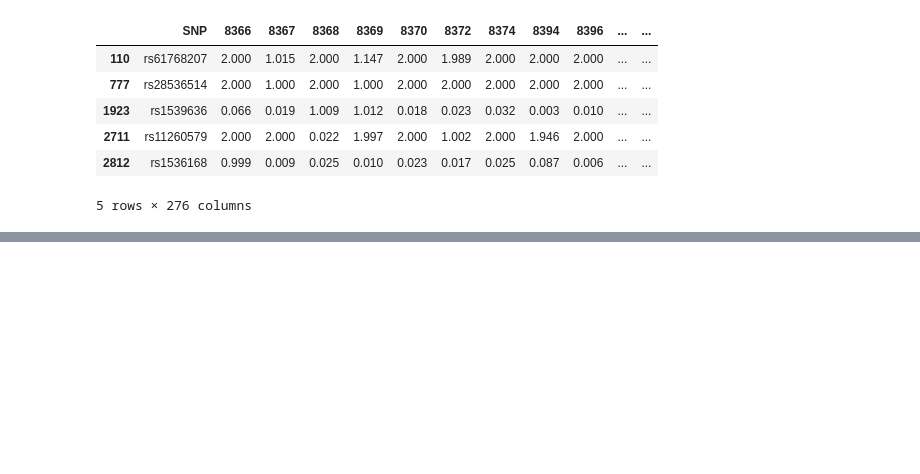
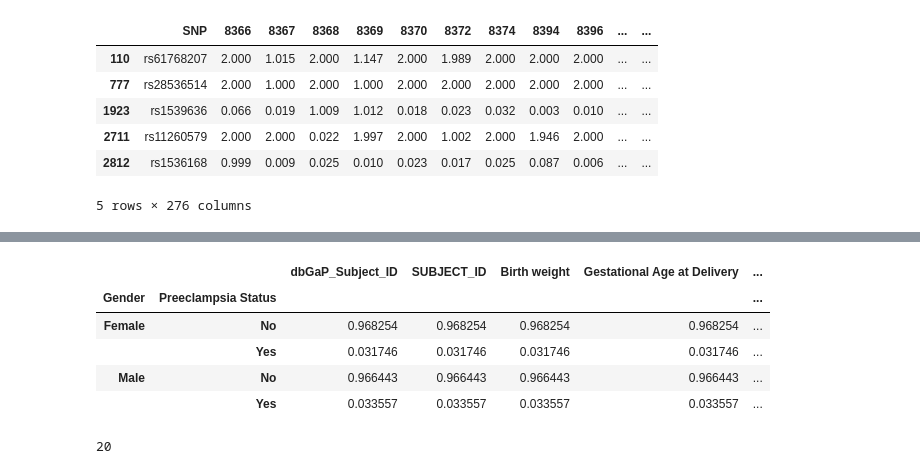
Before and after one commit to wilcas/sex_specific_mQTL, a Jupyter notebook: delahaye_mQTL_analyses/mQTL_exploration_filtering.ipynb, the cells around one changed output, grey strips where cells are left out. Saved outputs shown, nothing was run; the diff lists cells and outputs as text; code cells hidden in the pictures; blank space fills up the shorter version.

```diff
--- a/delahaye_mQTL_analyses/mQTL_exploration_filtering.ipynb
+++ b/delahaye_mQTL_analyses/mQTL_exploration_filtering.ipynb
@@ -631,0 +689,12 @@ sbmqtl_genotypes.head()
+# %%
+additional_meta = pd.read_csv("../../delahaye_QC/placenta_regulatory_landscape/RootStudyConsentSet_phs001717.PlacentalRegulation.v1.p1.c1.HMB-IRB-PUB-COL-MDS/PhenotypeFiles/phs001717.v1.pht008580.v1.p1.c1.Placental_Regulation_Subject_Phenotypes.HMB-IRB-PUB-COL-MDS.txt",comment = "#",sep='\t',index_col=False)
+additional_meta.head()
+additional_meta = additional_meta[additional_meta.SUBJECT_ID.isin(meta_info.index)]
+additional_meta.groupby(['Gender', 'Preeclampsia Status']).count().groupby(level=0).apply(lambda x: x / x.sum())
+# %% [output]
+|  |  | dbGaP_Subject_ID | SUBJECT_ID | Birth weight | Gestational Age at Delivery | ... |
+| Gender | Preeclampsia Status |  |  |  |  | ... |
+| Female | No | 0.968254 | 0.968254 | 0.968254 | 0.968254 | ... |
+|  | Yes | 0.031746 | 0.031746 | 0.031746 | 0.031746 | ... |
+| Male | No | 0.966443 | 0.966443 | 0.966443 | 0.966443 | ... |
+|  | Yes | 0.033557 | 0.033557 | 0.033557 | 0.033557 | ... |
@@ -631,0 +704,4 @@ sbmqtl_genotypes.head()
+# %%
+len(richs_delahaye[richs_delahaye['FDR_x'] < 0.05].gene.unique())
+# %% [output]
+20
```
Also changed, not shown: parts of 19 cells of this notebook, 4 other files.
